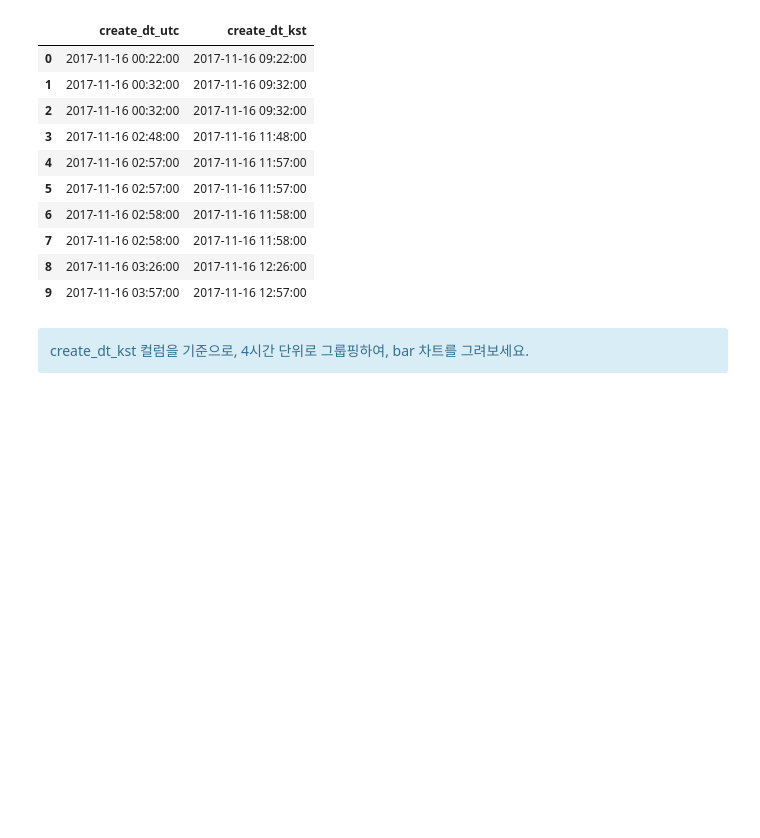
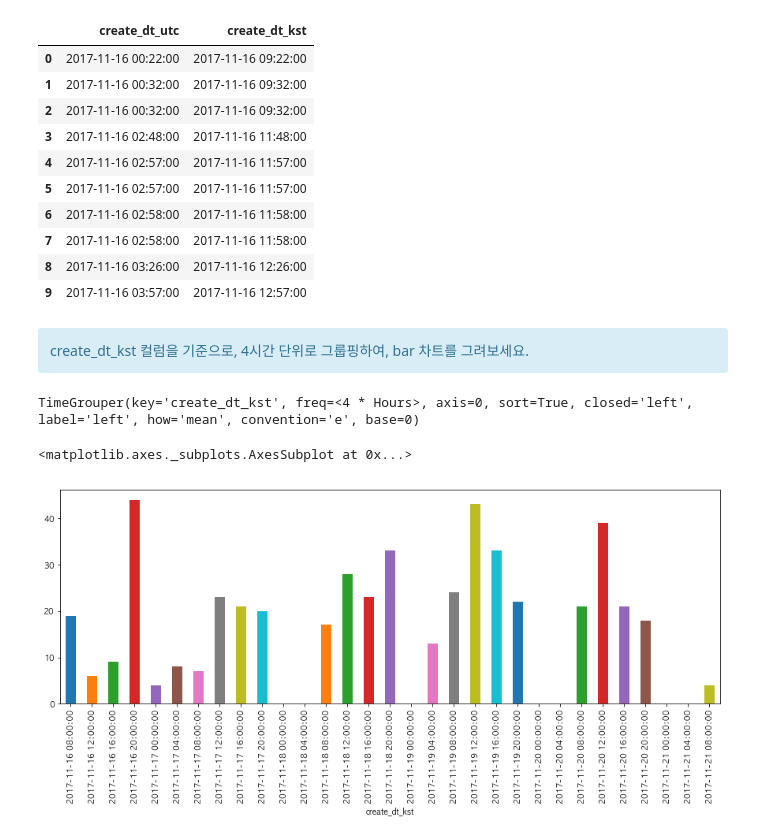
Before and after one commit to CodingSta/demo-lge-201811, a Jupyter notebook: 3일차.ipynb, the cells around one changed output. Saved outputs shown, nothing was run; the diff lists cells and outputs as text; code cells hidden in the pictures; blank space fills up the shorter version.

```diff
--- a/3일차.ipynb
+++ b/3일차.ipynb
@@ -1071,3 +1071,13 @@ washer_df[['create_dt_utc', 'create_dt_kst']].head(10)
 <div class="alert alert-info">
 create_dt_kst 컬럼을 기준으로, 4시간 단위로 그룹핑하여, bar 차트를 그려보세요.
 </div>
+# %%
+grouper = pd.Grouper(key='create_dt_kst', freq='4h')
+grouper
+# %% [output]
+TimeGrouper(key='create_dt_kst', freq=<4 * Hours>, axis=0, sort=True, closed='left', label='left', how='mean', convention='e', base=0)
+# %%
+washer_df.groupby(grouper)['create_dt_kst'].size().plot(kind='bar',  figsize=(15, 5))
+# %% [output]
+<matplotlib.axes._subplots.AxesSubplot at 0x...>
+[figure, added]
```
Also changed, not shown: parts of 15 cells of this notebook.
